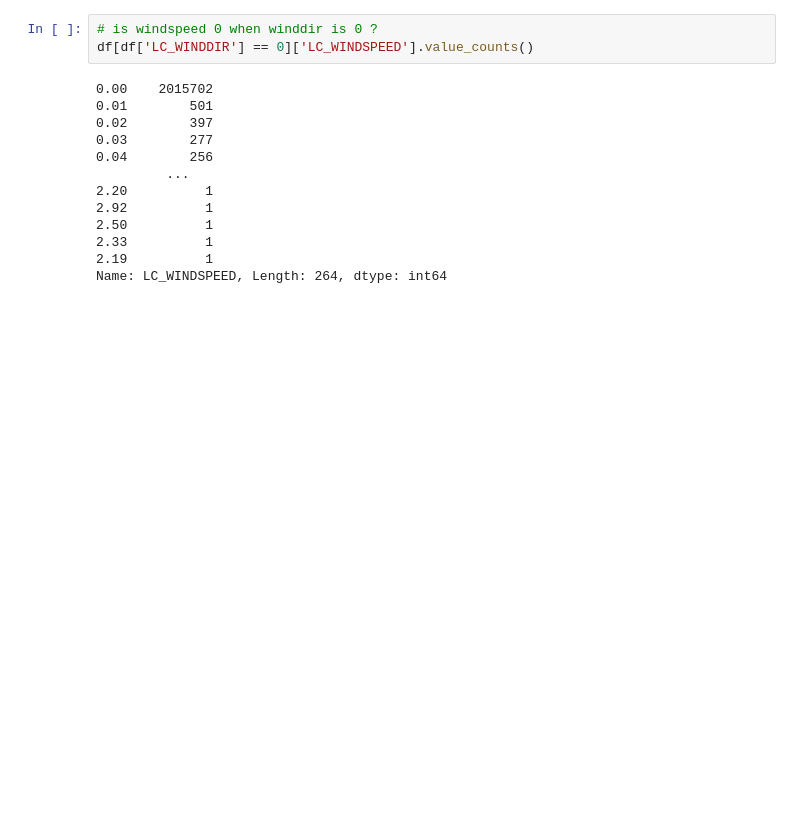
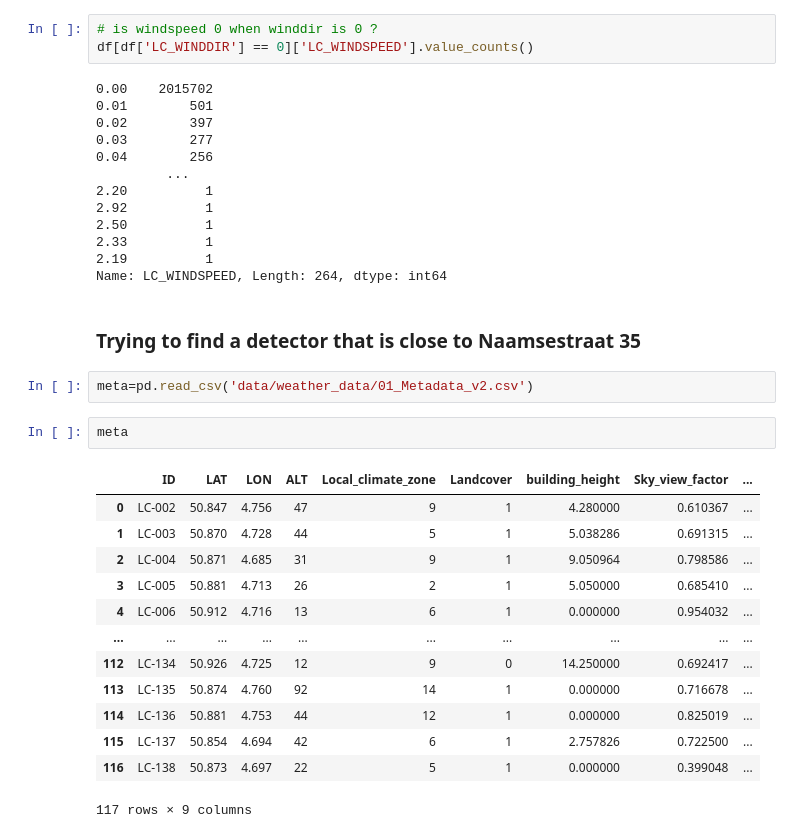
Before and after one commit to vavald/MDA_Switzerland, a Jupyter notebook: EDA_weather/EDA_weather.ipynb, the cells around one changed output. Saved outputs shown, nothing was run; the diff lists cells and outputs as text; blank space fills up the shorter version.

```diff
--- a/EDA_weather/EDA_weather.ipynb
+++ b/EDA_weather/EDA_weather.ipynb
@@ -224,3 +224,23 @@ df[df['LC_WINDDIR'] == 0]['LC_WINDSPEED'].value_counts()
 2.33          1
 2.19          1
 Name: LC_WINDSPEED, Length: 264, dtype: int64
+# %% [markdown]
+### Trying to find a detector that is close to Naamsestraat 35
+# %%
+meta=pd.read_csv('data/weather_data/01_Metadata_v2.csv')
+# %%
+meta
+# %% [output]
+|  | ID | LAT | LON | ALT | Local_climate_zone | Landcover | building_height | Sky_view_factor | ... |
+| 0 | LC-002 | 50.847 | 4.756 | 47 | 9 | 1 | 4.280000 | 0.610367 | ... |
+| 1 | LC-003 | 50.870 | 4.728 | 44 | 5 | 1 | 5.038286 | 0.691315 | ... |
+| 2 | LC-004 | 50.871 | 4.685 | 31 | 9 | 1 | 9.050964 | 0.798586 | ... |
+| 3 | LC-005 | 50.881 | 4.713 | 26 | 2 | 1 | 5.050000 | 0.685410 | ... |
+| 4 | LC-006 | 50.912 | 4.716 | 13 | 6 | 1 | 0.000000 | 0.954032 | ... |
+| ... | ... | ... | ... | ... | ... | ... | ... | ... | ... |
+| 112 | LC-134 | 50.926 | 4.725 | 12 | 9 | 0 | 14.250000 | 0.692417 | ... |
+| 113 | LC-135 | 50.874 | 4.760 | 92 | 14 | 1 | 0.000000 | 0.716678 | ... |
+| 114 | LC-136 | 50.881 | 4.753 | 44 | 12 | 1 | 0.000000 | 0.825019 | ... |
+| 115 | LC-137 | 50.854 | 4.694 | 42 | 6 | 1 | 2.757826 | 0.722500 | ... |
+| 116 | LC-138 | 50.873 | 4.697 | 22 | 5 | 1 | 0.000000 | 0.399048 | ... |
+117 rows × 9 columns
```
Also changed, not shown: parts of 6 cells of this notebook, 1 other file.
